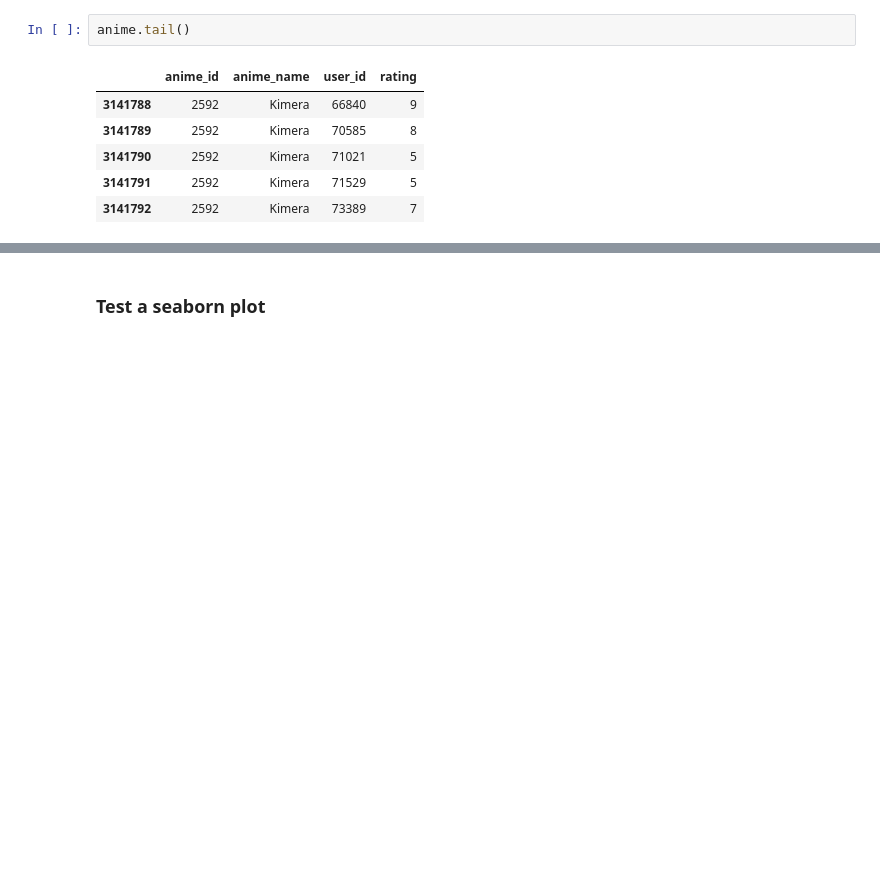
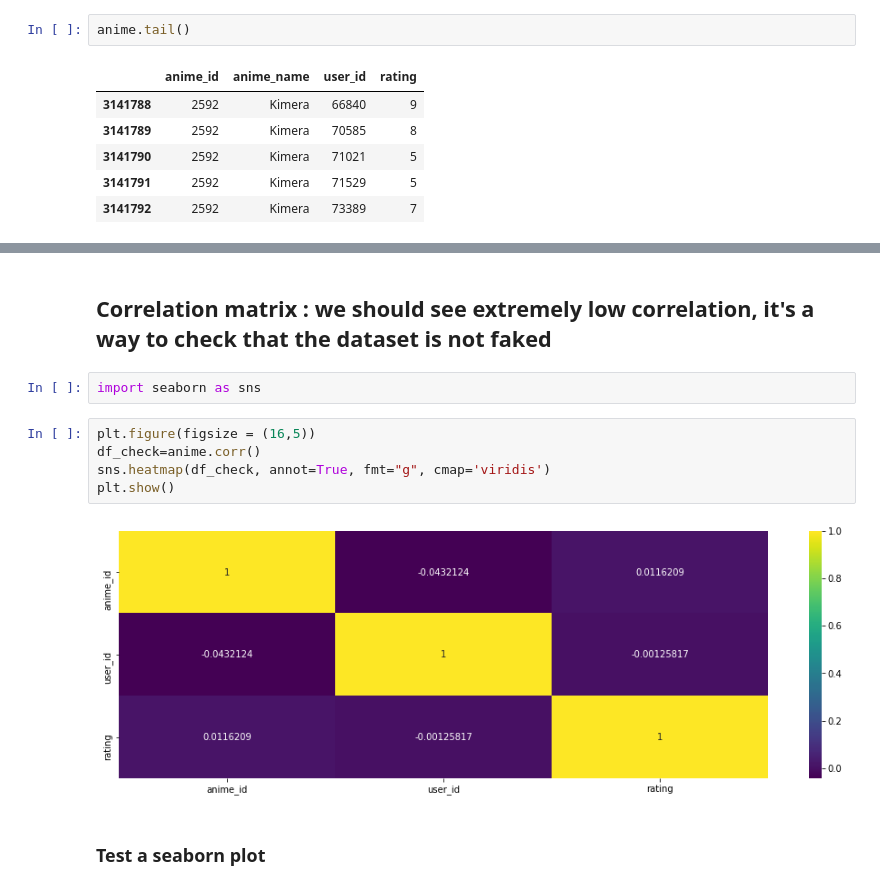
Before and after one commit to glaiveVII/bigdata, a Jupyter notebook: maths/pel-TP.ipynb, the cells around one changed output, grey strips where cells are left out. Cells and saved outputs as stored; diff of their text form; blank space fills up the shorter version.

```diff
--- a/maths/pel-TP.ipynb
+++ b/maths/pel-TP.ipynb
@@ -81,3 +123,14 @@ print(len(words))
+# %% [markdown]
+## Correlation matrix : we should see extremely low correlation, it's a way to check that the dataset is not faked
+# %%
+import seaborn as sns
+# %%
+plt.figure(figsize = (16,5))
+df_check=anime.corr()
+sns.heatmap(df_check, annot=True, fmt="g", cmap='viridis')
+plt.show()
+# %% [output]
+[figure, added]
 # %% [markdown]
 ### Test a seaborn plot
 # %%
```
Also changed, not shown: parts of 29 cells of this notebook.
